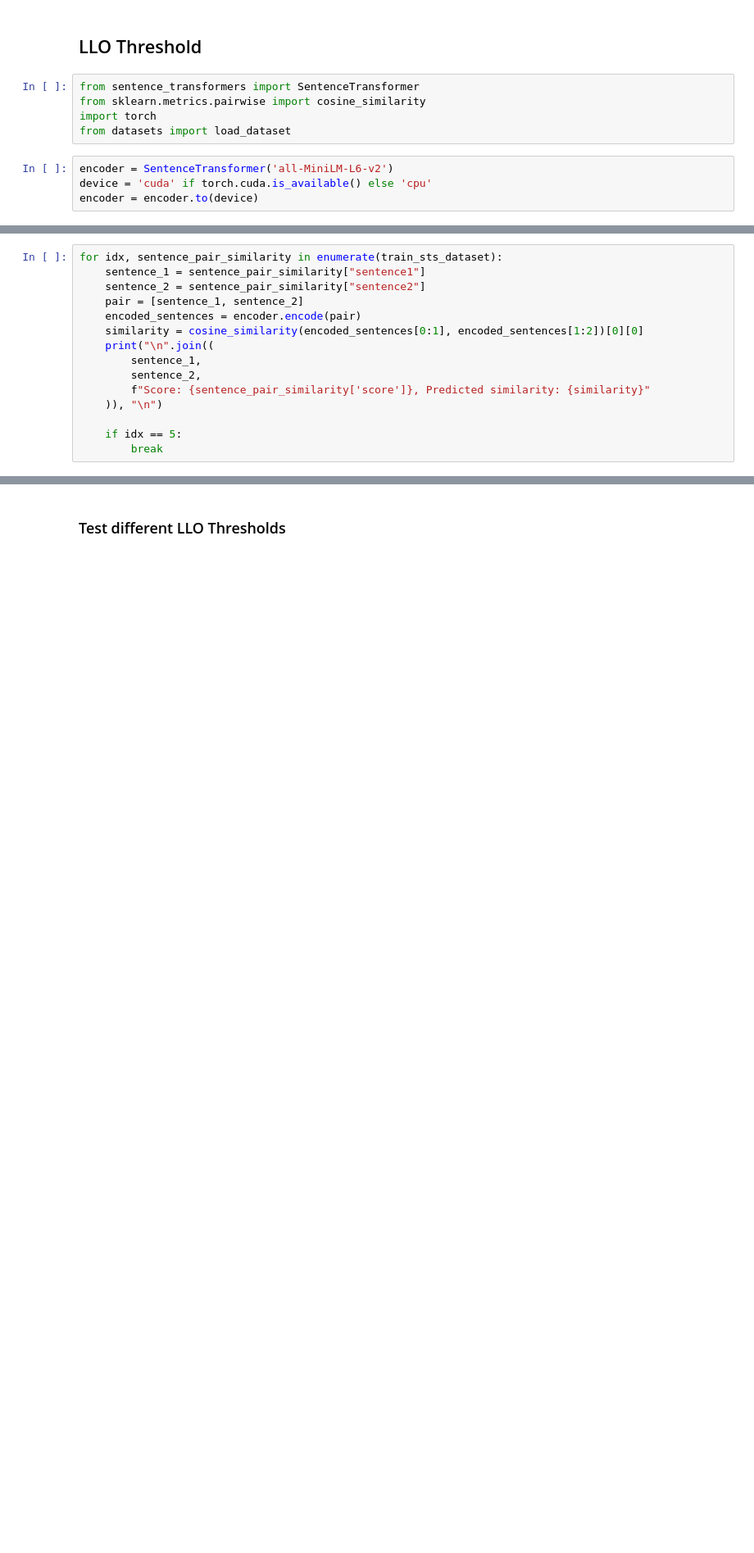
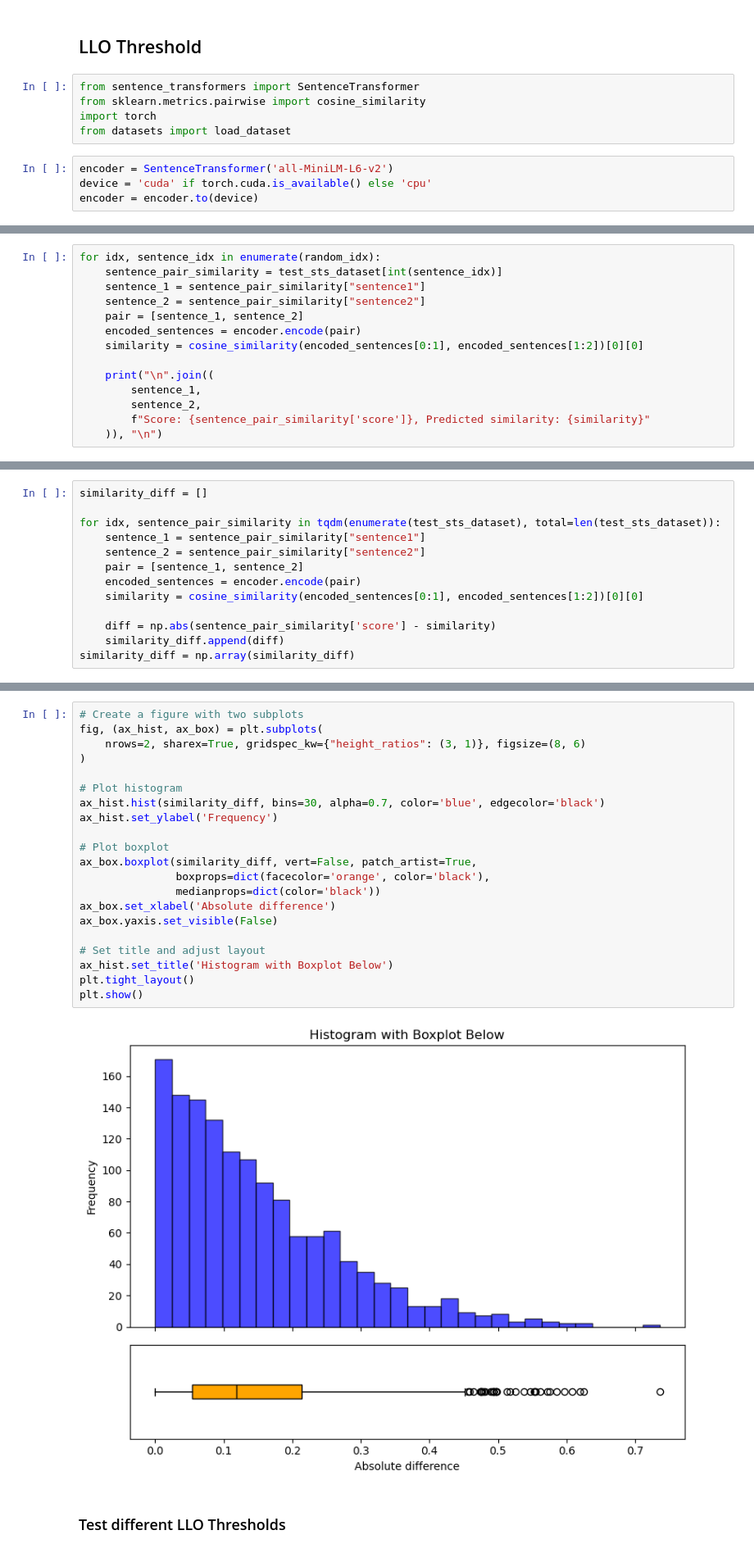
Before and after one commit to Rickvanderveen/FACT-AI, a Jupyter notebook: CC-SHAP/result_analysis.ipynb, the cells around one changed output, grey strips where cells are left out. Shown: that part at 82% size. Cells and saved outputs as stored; diff of their text form; blank space fills up the shorter version.

Commit message:
Evaluate similarity score with STS dataset

```diff
--- a/CC-SHAP/result_analysis.ipynb
+++ b/CC-SHAP/result_analysis.ipynb
@@ -291,16 +301,15 @@ Found cached dataset parquet (/home/rick/.cache/huggingface/datasets/sentence-tr
 # %%
-for idx, sentence_pair_similarity in enumerate(train_sts_dataset):
+for idx, sentence_idx in enumerate(random_idx):
+    sentence_pair_similarity = test_sts_dataset[int(sentence_idx)]
     sentence_1 = sentence_pair_similarity["sentence1"]
     sentence_2 = sentence_pair_similarity["sentence2"]
     pair = [sentence_1, sentence_2]
     encoded_sentences = encoder.encode(pair)
     similarity = cosine_similarity(encoded_sentences[0:1], encoded_sentences[1:2])[0][0]
+
     print("\n".join((
         sentence_1,
         sentence_2,
         f"Score: {sentence_pair_similarity['score']}, Predicted similarity: {similarity}"
     )), "\n")
-
-    if idx == 5:
-        break
 # %% [output]
@@ -323,0 +327,13 @@ Score: 0.85, Predicted similarity: 0.8919877409934998
+# %%
+similarity_diff = []
+
+for idx, sentence_pair_similarity in tqdm(enumerate(test_sts_dataset), total=len(test_sts_dataset)):
+    sentence_1 = sentence_pair_similarity["sentence1"]
+    sentence_2 = sentence_pair_similarity["sentence2"]
+    pair = [sentence_1, sentence_2]
+    encoded_sentences = encoder.encode(pair)
+    similarity = cosine_similarity(encoded_sentences[0:1], encoded_sentences[1:2])[0][0]
+
+    diff = np.abs(sentence_pair_similarity['score'] - similarity)
+    similarity_diff.append(diff)
+similarity_diff = np.array(similarity_diff)
@@ -324,3 +352,26 @@ Score: 0.85, Predicted similarity: 0.8919877409934998
+# %%
+# Create a figure with two subplots
+fig, (ax_hist, ax_box) = plt.subplots(
+    nrows=2, sharex=True, gridspec_kw={"height_ratios": (3, 1)}, figsize=(8, 6)
+)
+
+# Plot histogram
+ax_hist.hist(similarity_diff, bins=30, alpha=0.7, color='blue', edgecolor='black')
+ax_hist.set_ylabel('Frequency')
+
+# Plot boxplot
+ax_box.boxplot(similarity_diff, vert=False, patch_artist=True,
+               boxprops=dict(facecolor='orange', color='black'),
+               medianprops=dict(color='black'))
+ax_box.set_xlabel('Absolute difference')
+ax_box.yaxis.set_visible(False)
+
+# Set title and adjust layout
+ax_hist.set_title('Histogram with Boxplot Below')
+plt.tight_layout()
+plt.show()
+# %% [output]
+[figure, added]
 # %% [markdown]
 ### Test different LLO Thresholds
 # %%
```
Also changed, not shown: parts of 6 cells of this notebook.
